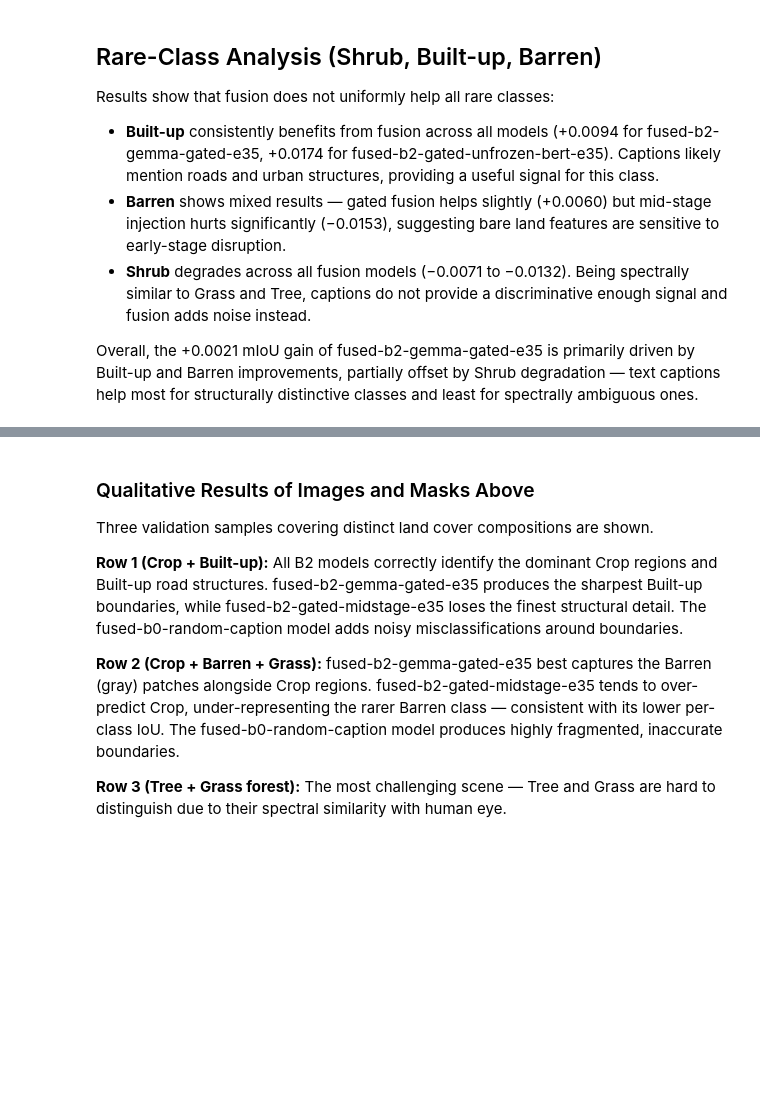
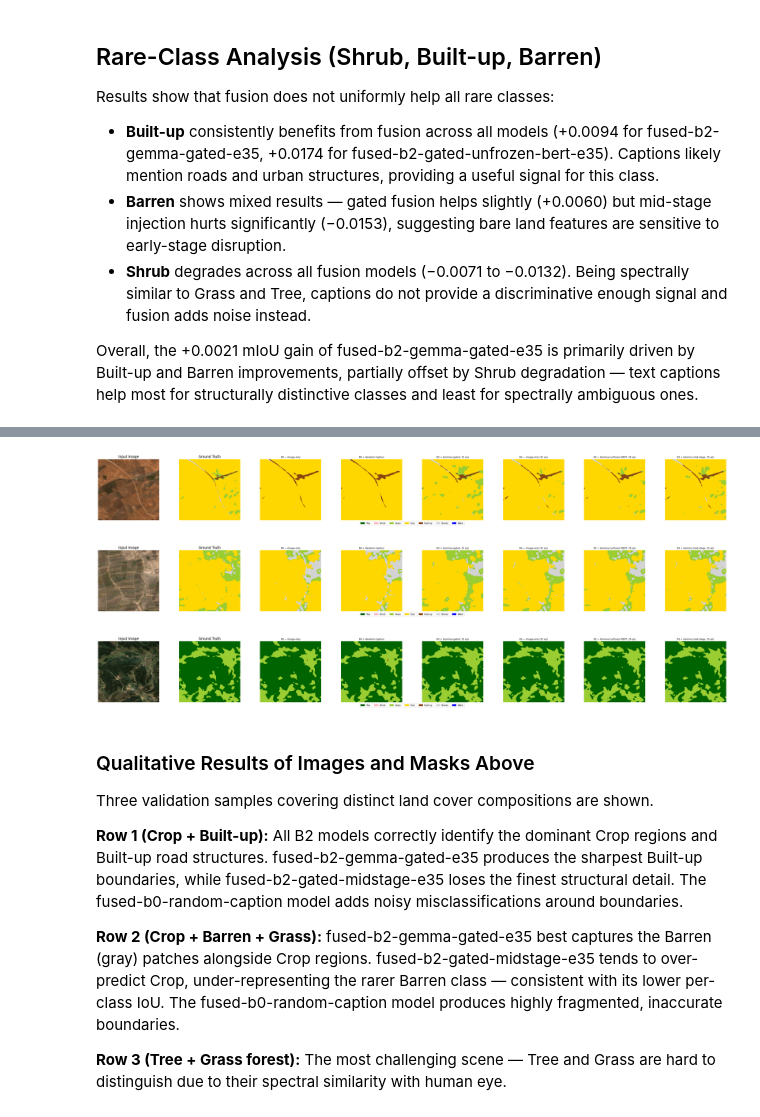
Before and after one commit to ftmoztl/multimodal-landcover-segmentation, a Jupyter notebook: notebooks/phase3_final_results.ipynb, the cells around one changed output, grey strips where cells are left out. Saved outputs shown, nothing was run; the diff lists cells and outputs as text; code cells hidden in the pictures; blank space fills up the shorter version.

```diff
--- a/notebooks/phase3_final_results.ipynb
+++ b/notebooks/phase3_final_results.ipynb
@@ -1262,7 +1262,7 @@ config_exp13 = {
 CKPT_DIR = '/content/drive/MyDrive/multimodal-landcover-segmentation/checkpoints'
 
 RUN_CONFIGS = {
-    #'baseline':       {'run_name': 'baseline-mit-b0',                  'caption_col': None},
+    'baseline':       {'run_name': 'baseline-mit-b0',                  'caption_col': None},
     #'fused_gemma':    {'run_name': 'fused-gemma',                      'caption_col': 'vision_gemma3-4b'},
     #'fused_qwen':     {'run_name': 'fused-qwen',                       'caption_col': 'vision_qwen3-vl-8b'},
     #'baseline_b1':    {'run_name': 'baseline-mit-b1',                  'caption_col': None},
@@ -1655,3 +1568,78 @@ for sample_idx in SAMPLE_INDICES:
+# %%
+SAMPLE_INDICES = [0, len(val_df) // 2, len(val_df) - 1]
+
+# Three loader configs — differ only in caption_col
+_cfg_none   = {**CONFIG, 'caption_col': None}
+_cfg_gemma  = {**CONFIG, 'caption_col': 'vision_gemma3-4b'}
+_cfg_random = {**CONFIG, 'caption_col': 'vision_gemma3_random'}
+
+_, vl_base, _ = create_loaders(_cfg_none, train_df, val_df, test_df, processor)
+
+for sample_idx in SAMPLE_INDICES:
+    sample = vl_base.dataset[sample_idx]
+    pv  = sample['pixel_values'].unsqueeze(0).to(device)
+    lbl = sample['labels']
+
+    fig, axes = plt.subplots(1, len(all_results) + 2,
+                             figsize=(4 * (len(all_results) + 2), 3.5),
+                             facecolor='white')
+
+    # Input image
+    mean = torch.tensor([0.485, 0.456, 0.406]).view(3,1,1)
+    std  = torch.tensor([0.229, 0.224, 0.225]).view(3,1,1)
+    img_np = ((sample['pixel_values'].cpu() * std + mean) * 255)\
+             .permute(1,2,0).numpy().clip(0,255).astype(np.uint8)
+    axes[0].imshow(img_np); axes[0].set_title('Input Image', color='black')
+
+    # Ground truth
+    axes[1].imshow(class_mask_to_rgb(lbl.numpy()))
+    axes[1].set_title('Ground Truth', color='black')
+
+    # Each model's prediction
+    for ax, (key, res) in zip(axes[2:], all_results.items()):
+        model = res['model'].to(device)
+        model.eval()
+
+        # Pick loader based on caption_col stored at load time
+        cap_col = res['caption_col']
+        if cap_col is None:
+            cfg = _cfg_none
+        elif cap_col == 'vision_gemma3-4b':
+            cfg = _cfg_gemma
+        else:                               # vision_gemma3_random
+            cfg = _cfg_random
+
+        _, vl_exp, _ = create_loaders(cfg, train_df, val_df, test_df, processor)
+        s_exp = vl_exp.dataset[sample_idx]
+        cap   = [s_exp['caption']] if 'caption' in s_exp else None
+
+        with torch.no_grad():
+            logits = model(pv, cap)
+            up     = F.interpolate(logits, size=lbl.shape,
+                                   mode='bilinear', align_corners=False)
+            pred   = up.argmax(dim=1).squeeze(0).cpu()
+
+        label = LABELS.get(key, res['run_name'])
+        ax.imshow(class_mask_to_rgb(pred.numpy()))
+        ax.set_title(label, color='black', fontsize=8)
+
+    for ax in axes:
+        ax.axis('off')
+        ax.set_facecolor('white')
+
+    patches = [mpatches.Patch(color=np.array(CLASS_INFO[i]['color'])/255,
+                               label=CLASS_INFO[i]['name'])
+               for i in range(CONFIG['num_classes'])]
+    fig.legend(handles=patches, loc='lower center', ncol=7, fontsize=7,
+               bbox_to_anchor=(0.5, -0.04), labelcolor='black')
+    plt.tight_layout()
+    plt.savefig(f'results/figures/phase3_pred_sample{sample_idx}.png',
+                dpi=300, bbox_inches='tight', facecolor='white')
+    plt.show()
+# %% [output]
+[figure, added]
+[figure, added]
+[figure, added]
 # %% [markdown]
 ### Qualitative Results of Images and Masks Above
 
```
Also changed, not shown: parts of 12 cells of this notebook.
